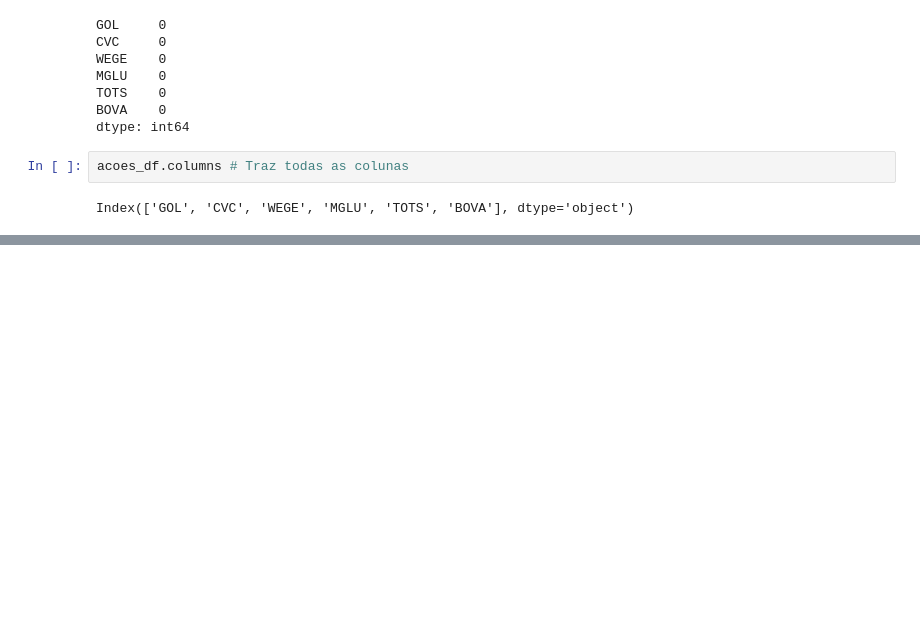
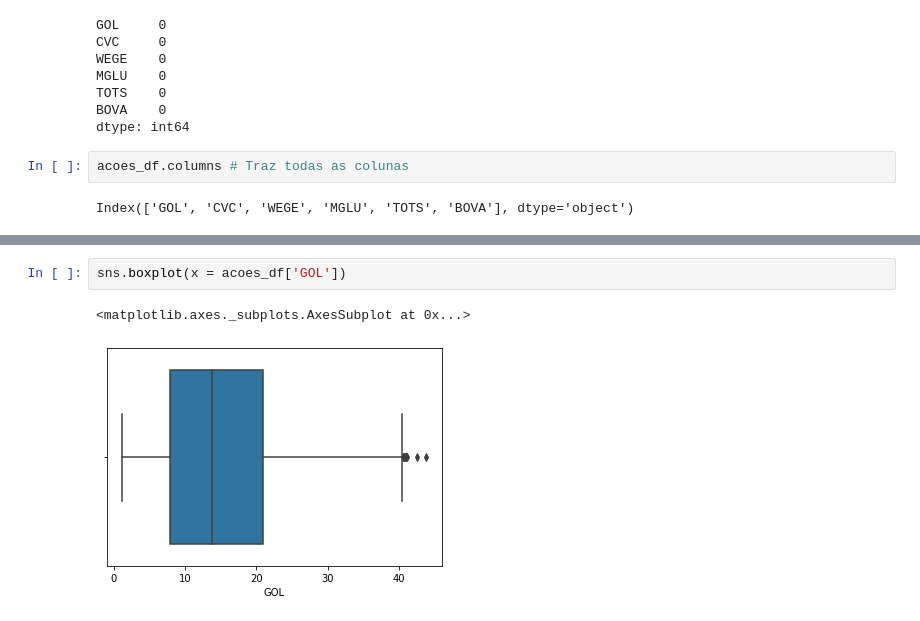
Before and after one commit to Delei09/python_for_finance, a Jupyter notebook: Untitled0.ipynb, the cells around one changed output, grey strips where cells are left out. Saved outputs shown, nothing was run; the diff lists cells and outputs as text; blank space fills up the shorter version.

```diff
--- a/Untitled0.ipynb
+++ b/Untitled0.ipynb
@@ -135,0 +189,5 @@ acoes_df.describe()
+# %%
+sns.boxplot(x = acoes_df['GOL'])
+# %% [output]
+<matplotlib.axes._subplots.AxesSubplot at 0x...>
+[figure, added]
```
Also changed, not shown: parts of 18 cells of this notebook.
